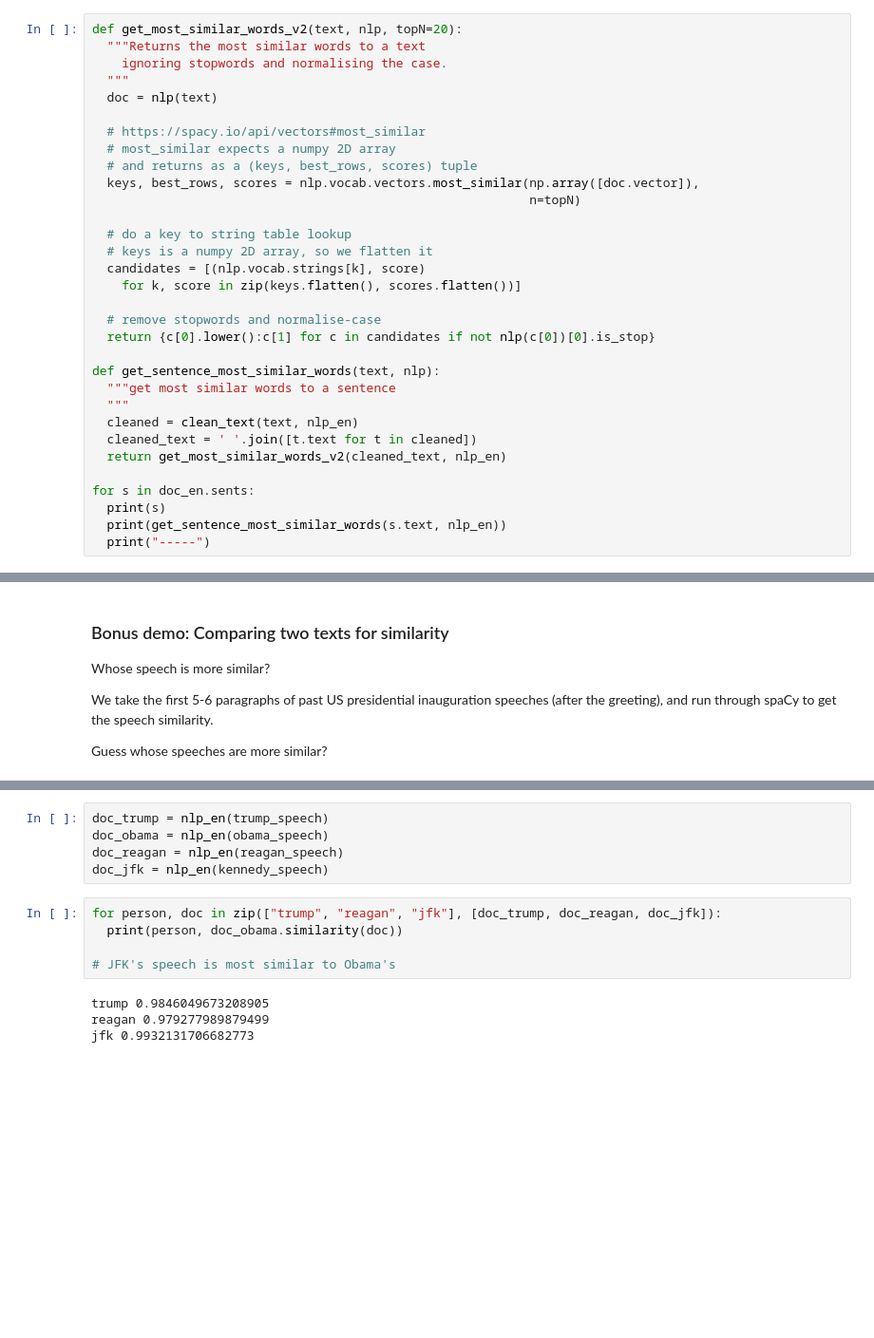
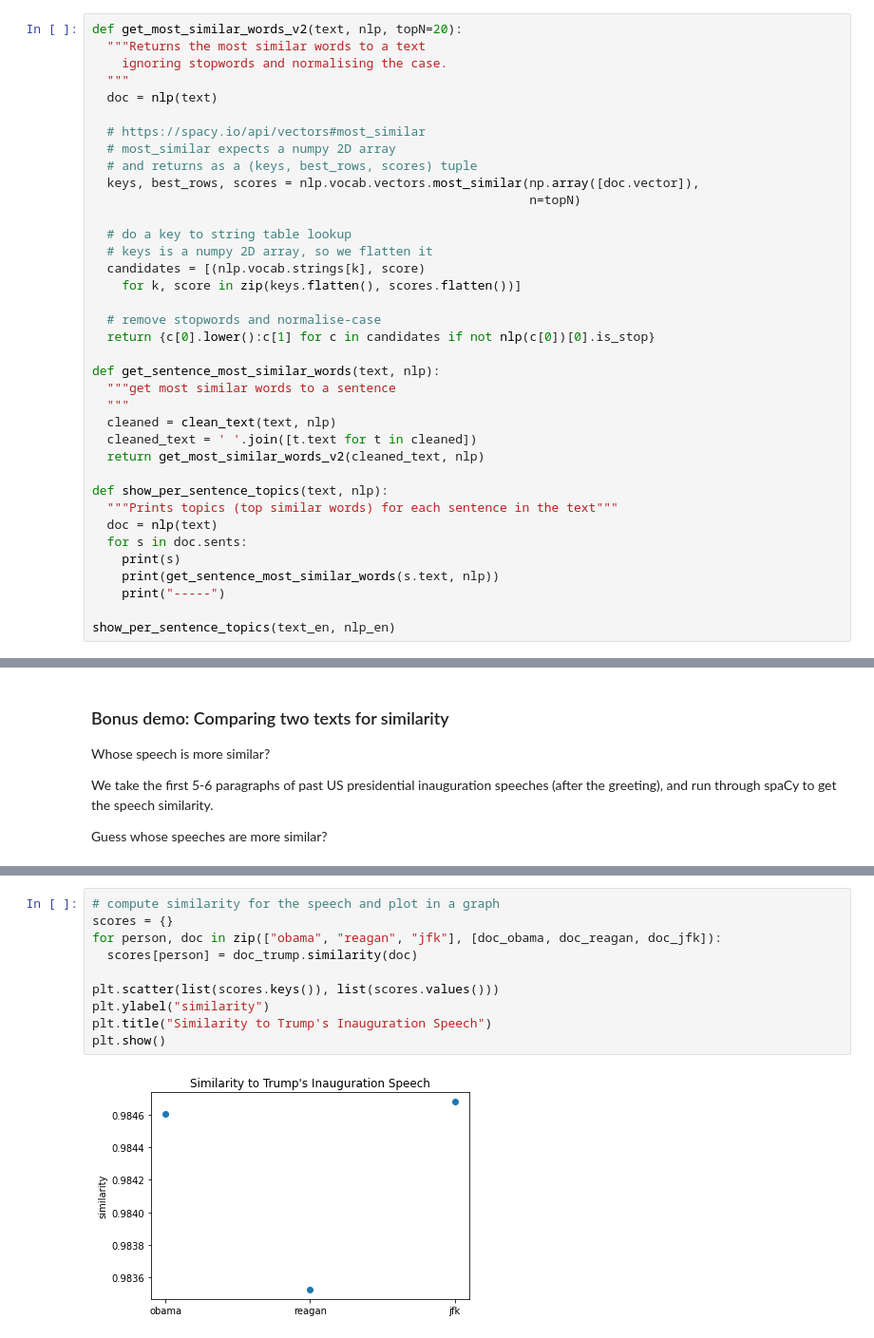
Before and after one commit to lisaong/stackup-workshops, a Jupyter notebook: text-similarity/text_processing101.ipynb, the cells around one changed output, grey strips where cells are left out. Shown at 95% size. Saved outputs shown, nothing was run; the diff lists cells and outputs as text; blank space fills up the shorter version.

Commit message:
more speech topics

```diff
--- a/text-similarity/text_processing101.ipynb
+++ b/text-similarity/text_processing101.ipynb
@@ -750,14 +747,19 @@ def get_most_similar_words_v2(text, nlp, topN=20):
 def get_sentence_most_similar_words(text, nlp):
   """get most similar words to a sentence
   """
-  cleaned = clean_text(text, nlp_en)
+  cleaned = clean_text(text, nlp)
   cleaned_text = ' '.join([t.text for t in cleaned])
-  return get_most_similar_words_v2(cleaned_text, nlp_en)
+  return get_most_similar_words_v2(cleaned_text, nlp)
 
-for s in doc_en.sents:
-  print(s)
-  print(get_sentence_most_similar_words(s.text, nlp_en))
-  print("-----")
+def show_per_sentence_topics(text, nlp):
+  """Prints topics (top similar words) for each sentence in the text"""
+  doc = nlp(text)
+  for s in doc.sents:
+    print(s)
+    print(get_sentence_most_similar_words(s.text, nlp))
+    print("-----")
+
+show_per_sentence_topics(text_en, nlp_en)
 # %% [output]
 Jobs are available for Singaporeans in the infocommunications space over the next three years, with the Republic facing a huge shortage of professionals, said Minister-in-charge of the Smart Nation In ...
 
@@ -816,17 +843,15 @@ reagan_speech = """This day has been made brighter with the presence here of one
-# %%
-doc_trump = nlp_en(trump_speech)
-doc_obama = nlp_en(obama_speech)
-doc_reagan = nlp_en(reagan_speech)
-doc_jfk = nlp_en(kennedy_speech)
-# %%
-for person, doc in zip(["trump", "reagan", "jfk"], [doc_trump, doc_reagan, doc_jfk]):
-  print(person, doc_obama.similarity(doc))
-
-# JFK's speech is most similar to Obama's
-# %% [output]
-trump 0.9846049673208905
-reagan 0.979277989879499
-jfk 0.9932131706682773
+# %%
+# compute similarity for the speech and plot in a graph
+scores = {}
+for person, doc in zip(["obama", "reagan", "jfk"], [doc_obama, doc_reagan, doc_jfk]):
+  scores[person] = doc_trump.similarity(doc)
+
+plt.scatter(list(scores.keys()), list(scores.values()))
+plt.ylabel("similarity")
+plt.title("Similarity to Trump's Inauguration Speech")
+plt.show()
+# %% [output]
+[figure, added]
 # %%
 # https://www.channelnewsasia.com/news/singapore/full-speech-pm-lee-president-dissolve-parliament-writ-election-12862420
 
```
Also changed, not shown: parts of 10 cells of this notebook.
